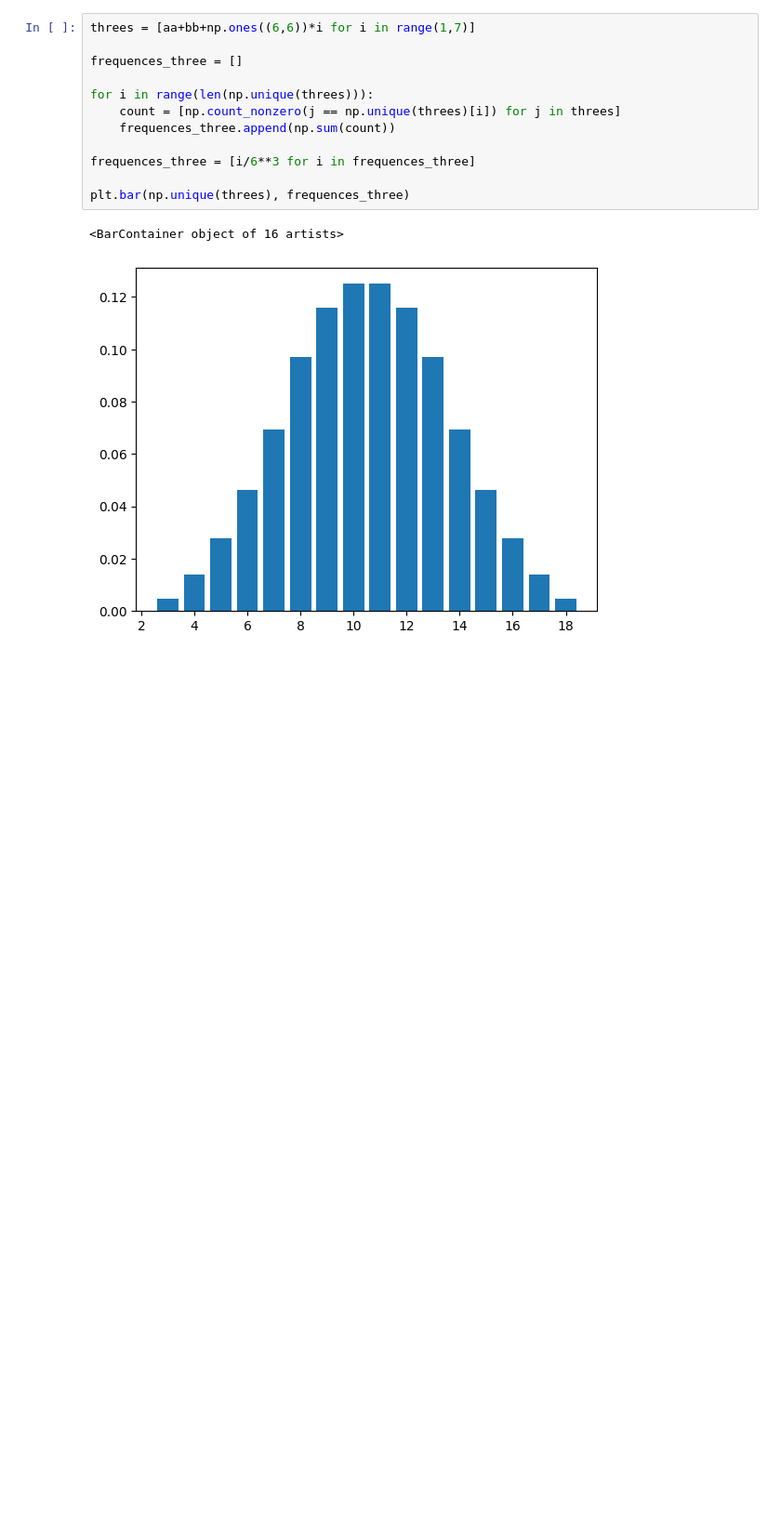
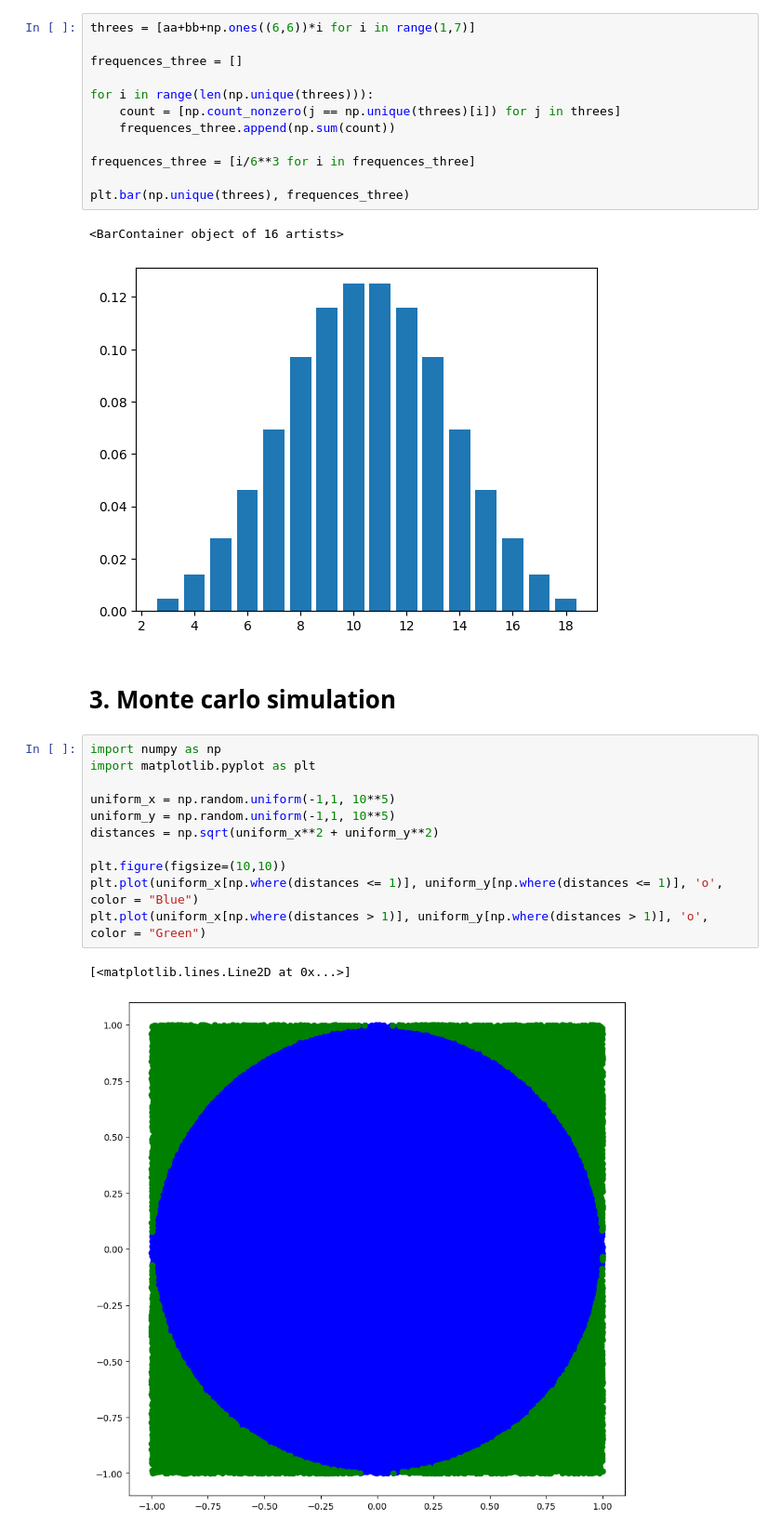
Before and after one commit to jvesand/python-johan-sandberg, a Jupyter notebook: Exercises/10-numpy-exercises.ipynb, the cells around one changed output. Shown at 93% size. Cells and saved outputs as stored; diff of their text form; blank space fills up the shorter version.

Commit message:
numpy exercises done

```diff
--- a/Exercises/10-numpy-exercises.ipynb
+++ b/Exercises/10-numpy-exercises.ipynb
@@ -84,3 +84,19 @@ plt.bar(np.unique(threes), frequences_three)
 # %% [output]
 <BarContainer object of 16 artists>
 [figure]
+# %% [markdown]
+# 3. Monte carlo simulation
+# %%
+import numpy as np
+import matplotlib.pyplot as plt
+
+uniform_x = np.random.uniform(-1,1, 10**5)
+uniform_y = np.random.uniform(-1,1, 10**5)
+distances = np.sqrt(uniform_x**2 + uniform_y**2)
+
+plt.figure(figsize=(10,10))
+plt.plot(uniform_x[np.where(distances <= 1)], uniform_y[np.where(distances <= 1)], 'o', color = "Blue")
+plt.plot(uniform_x[np.where(distances > 1)], uniform_y[np.where(distances > 1)], 'o', color = "Green")
+# %% [output]
+[<matplotlib.lines.Line2D at 0x...>]
+[figure, added]
```
